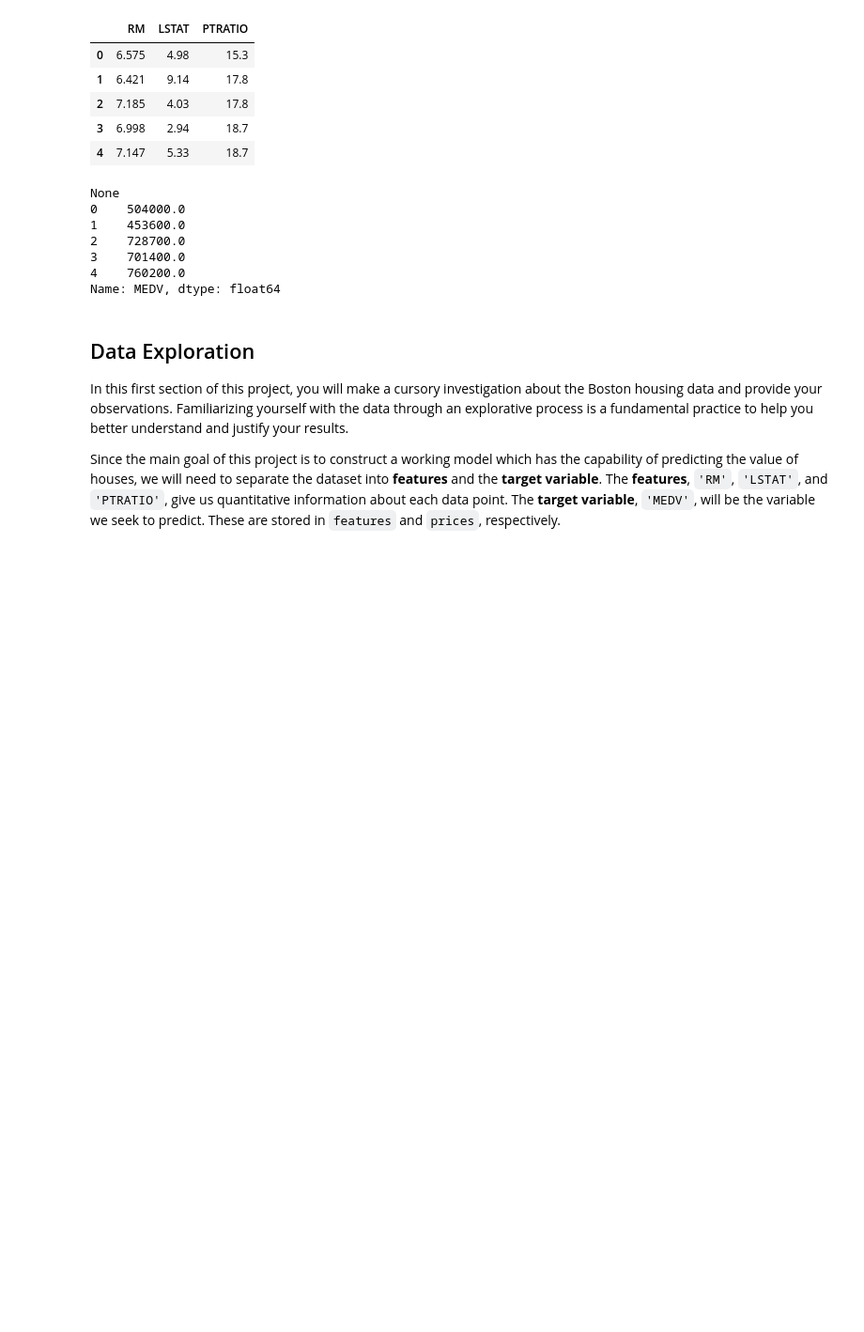
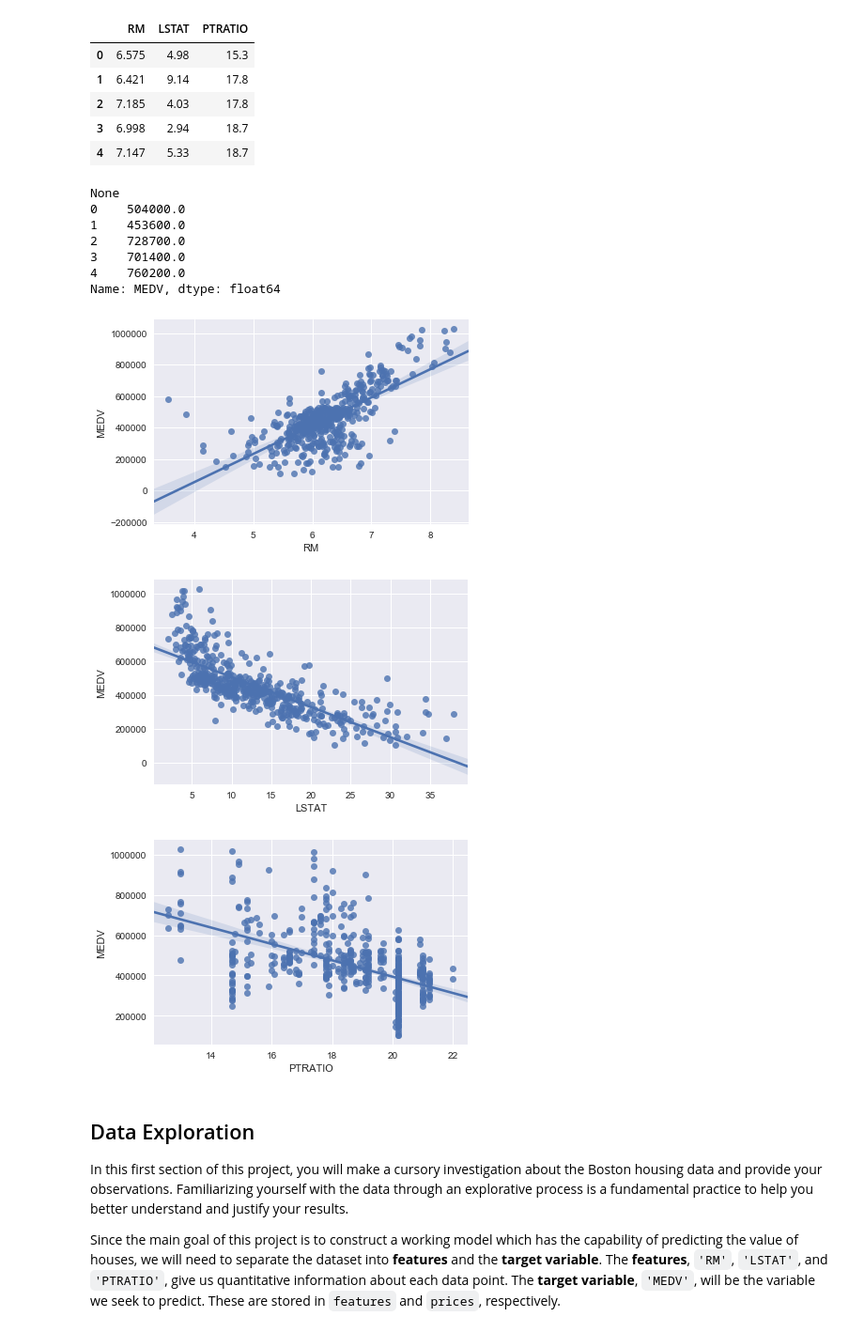
Before and after one commit to henryji96/Machine_Learning_Projects_Udacity, a Jupyter notebook: projects/boston_housing/boston_housing.ipynb, the cells around one changed output. Shown: that part at 94% size. Cells and saved outputs as stored; diff of their text form; code cells hidden in the pictures; blank space fills up the shorter version.

```diff
--- a/projects/boston_housing/boston_housing.ipynb
+++ b/projects/boston_housing/boston_housing.ipynb
@@ -56,6 +56,17 @@ None
 3    701400.0
 4    760200.0
 Name: MEDV, dtype: float64
+# %%
+import matplotlib.pyplot as plt
+import seaborn as sns
+
+for var in ['RM', 'LSTAT', 'PTRATIO']:
+    sns.regplot(data[var], prices)
+    plt.show()
+# %% [output]
+[figure, added]
+[figure, added]
+[figure, added]
 # %% [markdown]
 ## Data Exploration
 In this first section of this project, you will make a cursory investigation about the Boston housing data and provide your observations. Familiarizing yourself with the data through an explorative process is a fundamental practice to help you better understand and justify your results.
```
Also changed, not shown: parts of 14 cells of this notebook, 1 other file.
